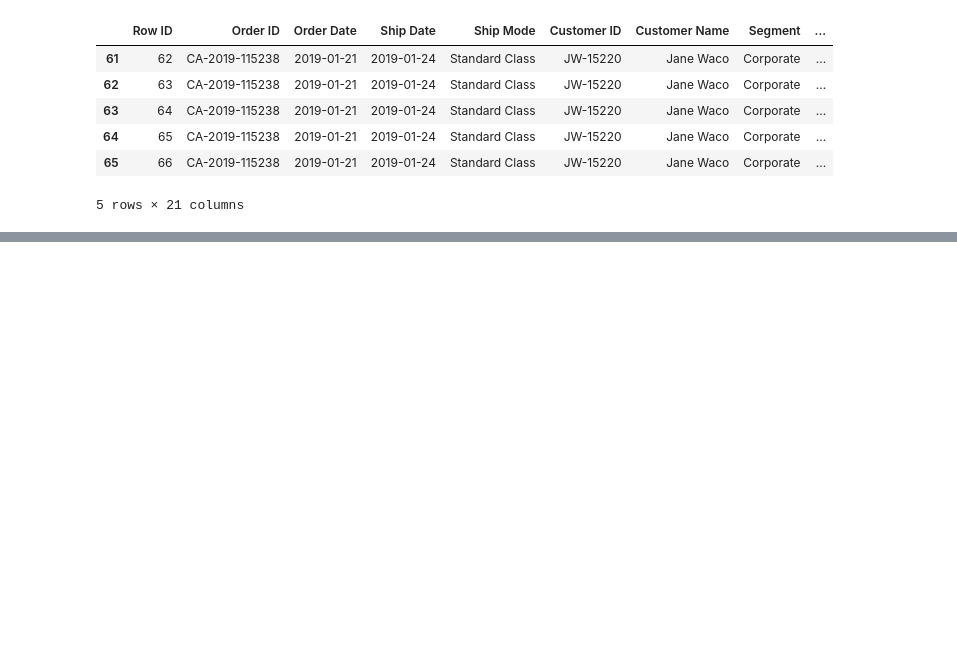
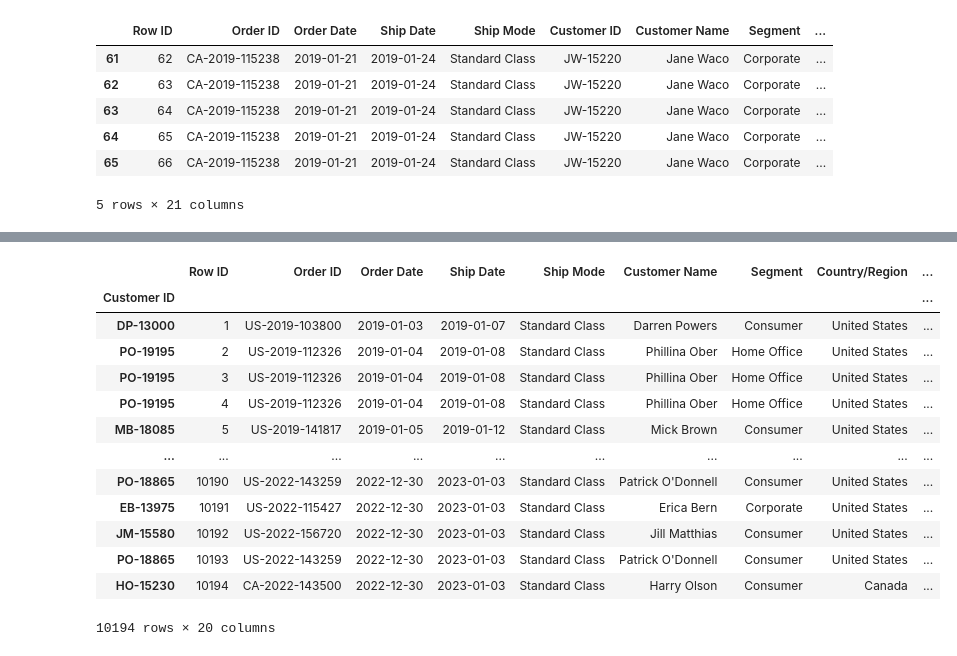
Before and after one commit to NiteshJ98/data_science, a Jupyter notebook: Pandas/jupyter.ipynb, the cells around one changed output, grey strips where cells are left out. Cells and saved outputs as stored; diff of their text form; code cells hidden in the pictures; blank space fills up the shorter version.

```diff
--- a/Pandas/jupyter.ipynb
+++ b/Pandas/jupyter.ipynb
@@ -253,0 +264,18 @@ df[(df['Country/Region'] != 'United States') ].head()
+# %%
+df2=df.set_index('Customer ID')
+df2
+# %% [output]
+|  | Row ID | Order ID | Order Date | Ship Date | Ship Mode | Customer Name | Segment | Country/Region | ... |
+| Customer ID |  |  |  |  |  |  |  |  | ... |
+| DP-13000 | 1 | US-2019-103800 | 2019-01-03 | 2019-01-07 | Standard Class | Darren Powers | Consumer | United States | ... |
+| PO-19195 | 2 | US-2019-112326 | 2019-01-04 | 2019-01-08 | Standard Class | Phillina Ober | Home Office | United States | ... |
+| PO-19195 | 3 | US-2019-112326 | 2019-01-04 | 2019-01-08 | Standard Class | Phillina Ober | Home Office | United States | ... |
+| PO-19195 | 4 | US-2019-112326 | 2019-01-04 | 2019-01-08 | Standard Class | Phillina Ober | Home Office | United States | ... |
+| MB-18085 | 5 | US-2019-141817 | 2019-01-05 | 2019-01-12 | Standard Class | Mick Brown | Consumer | United States | ... |
+| ... | ... | ... | ... | ... | ... | ... | ... | ... | ... |
+| PO-18865 | 10190 | US-2022-143259 | 2022-12-30 | 2023-01-03 | Standard Class | Patrick O'Donnell | Consumer | United States | ... |
+| EB-13975 | 10191 | US-2022-115427 | 2022-12-30 | 2023-01-03 | Standard Class | Erica Bern | Corporate | United States | ... |
+| JM-15580 | 10192 | US-2022-156720 | 2022-12-30 | 2023-01-03 | Standard Class | Jill Matthias | Consumer | United States | ... |
+| PO-18865 | 10193 | US-2022-143259 | 2022-12-30 | 2023-01-03 | Standard Class | Patrick O'Donnell | Consumer | United States | ... |
+| HO-15230 | 10194 | CA-2022-143500 | 2022-12-30 | 2023-01-03 | Standard Class | Harry Olson | Consumer | Canada | ... |
+10194 rows × 20 columns
```
Also changed, not shown: parts of 3 cells of this notebook.
